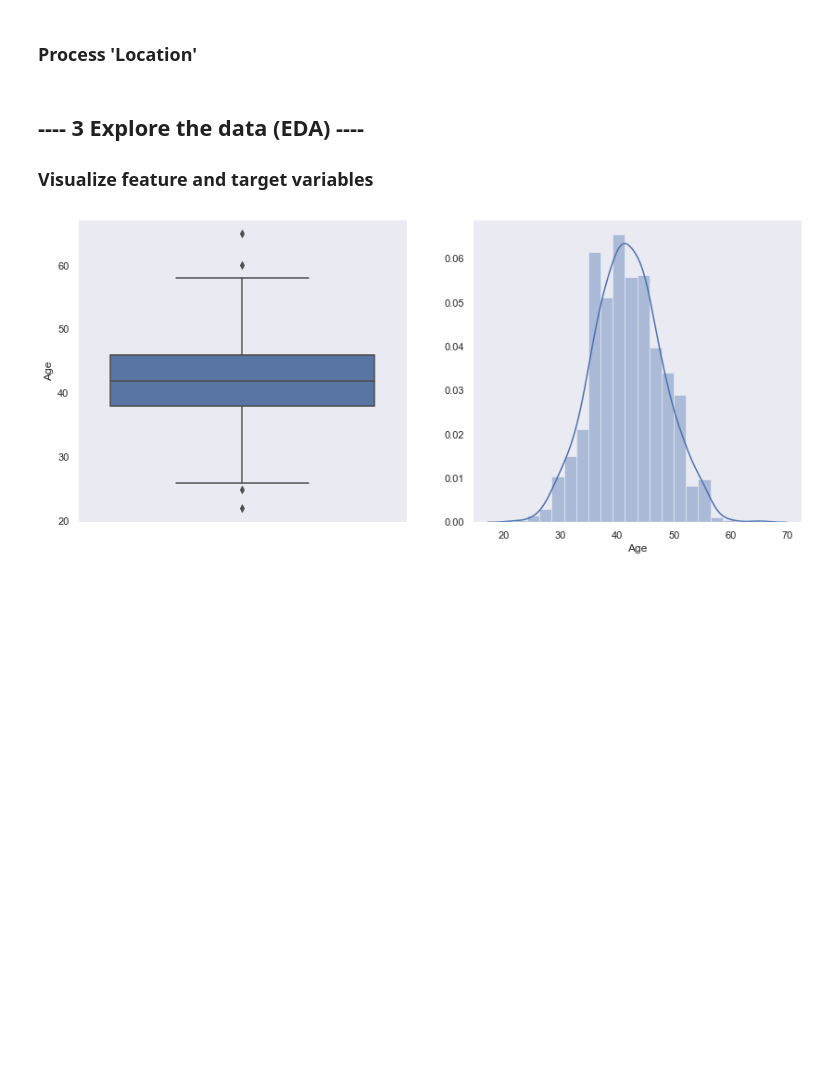
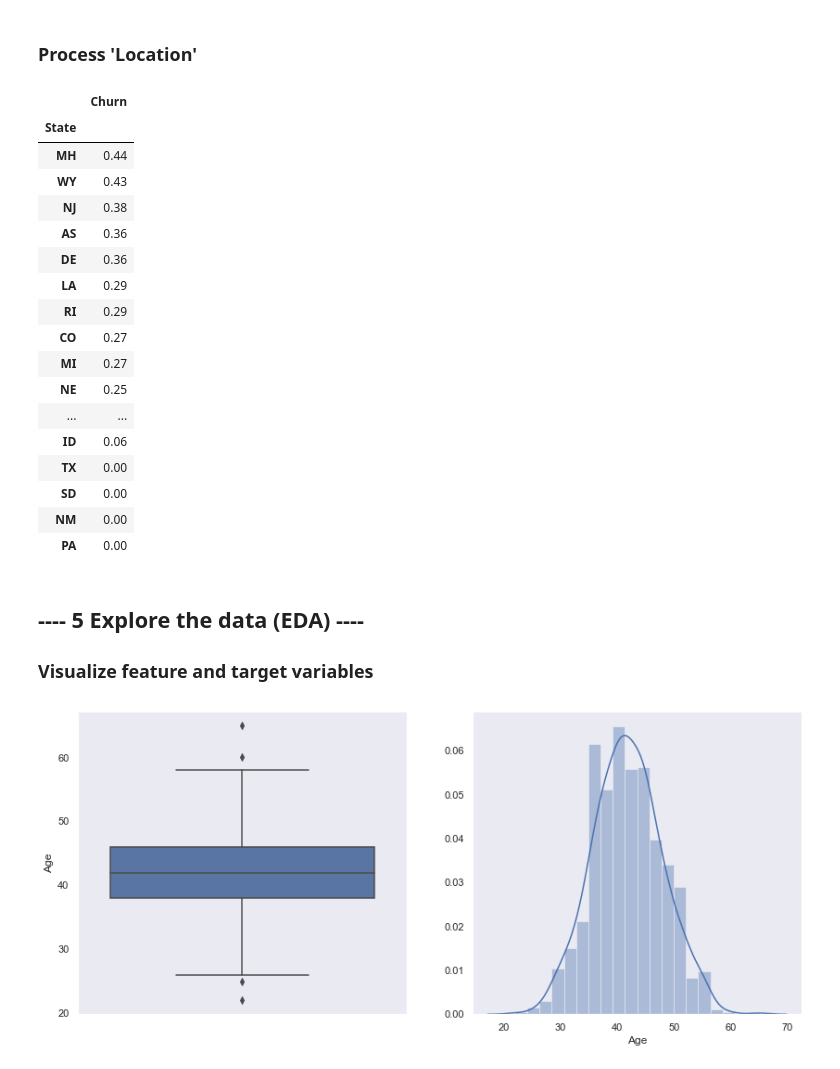
Before and after one commit to shabrown/customer_churn_prediction, a Jupyter notebook: customer_churn_prediction.ipynb, the cells around one changed output. Saved outputs shown, nothing was run; the diff lists cells and outputs as text; code cells hidden in the pictures; blank space fills up the shorter version.

```diff
--- a/customer_churn_prediction.ipynb
+++ b/customer_churn_prediction.ipynb
@@ -106,8 +102,28 @@ def extract_state(string):
 customer_df['State'] = customer_df['Location'].apply(extract_state)
 # %%
 churn_by_state = pd.DataFrame(customer_df.groupby('State')['Churn'].mean().sort_values(ascending=False))
+churn_by_state
+# %% [output]
+|  | Churn |
+| State |  |
+| MH | 0.44 |
+| WY | 0.43 |
+| NJ | 0.38 |
+| AS | 0.36 |
+| DE | 0.36 |
+| LA | 0.29 |
+| RI | 0.29 |
+| CO | 0.27 |
+| MI | 0.27 |
+| NE | 0.25 |
+| ... | ... |
+| ID | 0.06 |
+| TX | 0.00 |
+| SD | 0.00 |
+| NM | 0.00 |
+| PA | 0.00 |
 # %% [markdown]
-## ---- 3 Explore the data (EDA) ----
+## ---- 5 Explore the data (EDA) ----
 
 ### Visualize feature and target variables
 # %%
```
Also changed, not shown: parts of 33 cells of this notebook.
